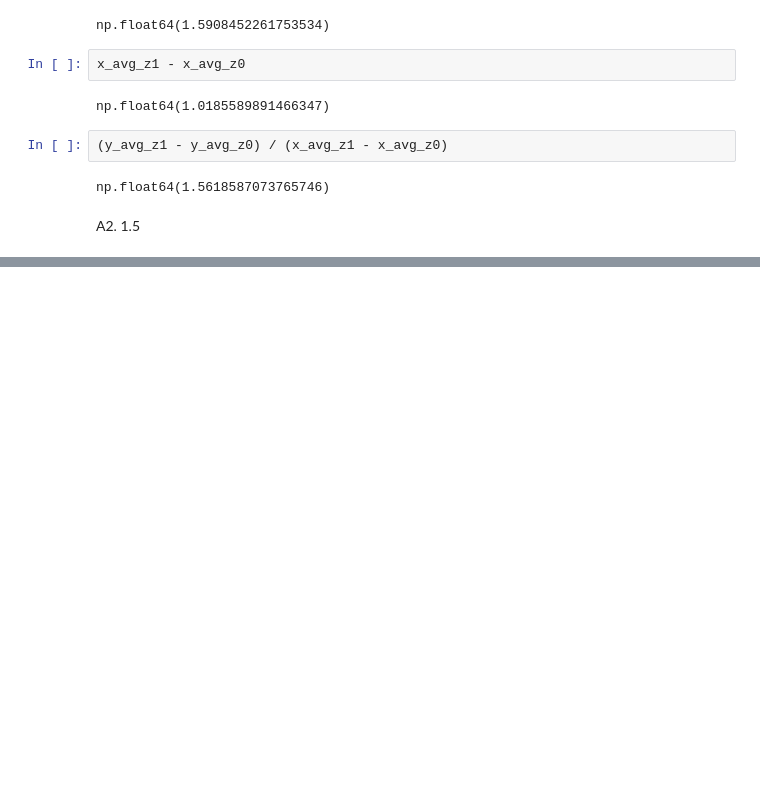
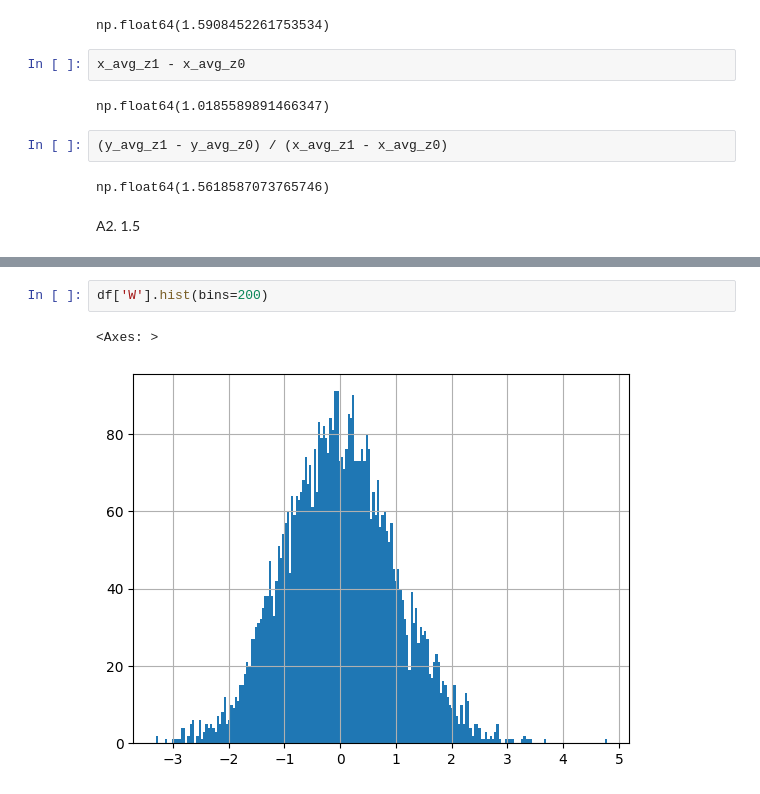
Before and after one commit to calebhadley1/DX702-mod-6, a Jupyter notebook: homework_4.1.ipynb, the cells around one changed output, grey strips where cells are left out. Saved outputs shown, nothing was run; the diff lists cells and outputs as text; blank space fills up the shorter version.

```diff
--- a/homework_4.1.ipynb
+++ b/homework_4.1.ipynb
@@ -88,0 +103,5 @@ A2. 1.5
+# %%
+df['W'].hist(bins=200)
+# %% [output]
+<Axes: >
+[figure, added]
```
Also changed, not shown: parts of 4 cells of this notebook, 2 other files.
